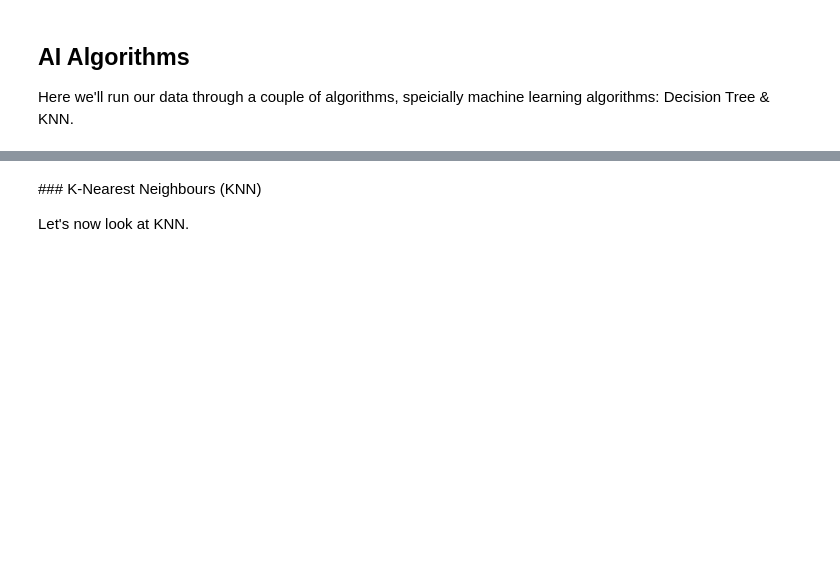
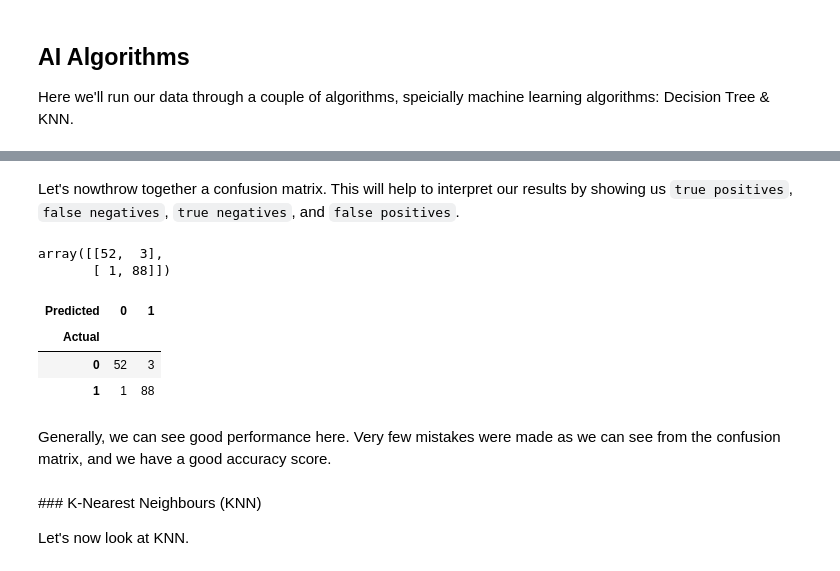
Before and after one commit to ABZ-Aaron/PartyAffiliation, a Jupyter notebook: PartyAffiliation.ipynb, the cells around one changed output, grey strips where cells are left out. Cells and saved outputs as stored; diff of their text form; code cells hidden in the pictures; blank space fills up the shorter version.

```diff
--- a/PartyAffiliation.ipynb
+++ b/PartyAffiliation.ipynb
@@ -365,0 +406,11 @@ Let's start with a decision tree.
+# %%
+# Our parameters
+parameters = {'criterion' : ['gini', 'entropy'],
+              'max_depth' : [3, 6, 9, 12, 15, 18, 21, 24, 27, 30]
+              }
+# %%
+# Grid Search
+dt = GridSearchCV(decision_tree_classifier, parameters, scoring = 'accuracy')
+# %%
+# Fit out model
+dt.fit(x_train, y_train)
@@ -365,0 +434,3 @@ Let's start with a decision tree.
+# %%
+y_prediction = dt.predict(x_test)
+accuracy_score(y_test, y_prediction)
@@ -366,3 +459,23 @@ Let's start with a decision tree.
+# %% [markdown]
+Let's nowthrow together a confusion matrix. This will help to interpret our results by showing us `true positives`, `false negatives`, `true negatives`, and `false positives`.
+# %%
+# Confusion Matrix
+confusion_matrix(y_test, y_prediction)
+# %% [output]
+array([[52,  3],
+       [ 1, 88]])
+# %%
+# Slightly better confustion matrix
+y_test_ = pd.Series(y_test.tolist(), name='Actual')
+y_prediction_ = pd.Series(y_prediction.tolist(), name='Predicted')
+pd.crosstab(y_test_, y_prediction_)
+# %% [output]
+| Predicted | 0 | 1 |
+| Actual |  |  |
+| 0 | 52 | 3 |
+| 1 | 1 | 88 |
+# %% [markdown]
+Generally, we can see good performance here. Very few mistakes were made as we can see from the confusion matrix, and we have a good accuracy score.
 # %% [markdown]
 ### K-Nearest Neighbours (KNN)
 
```
Also changed, not shown: parts of 17 cells of this notebook.
